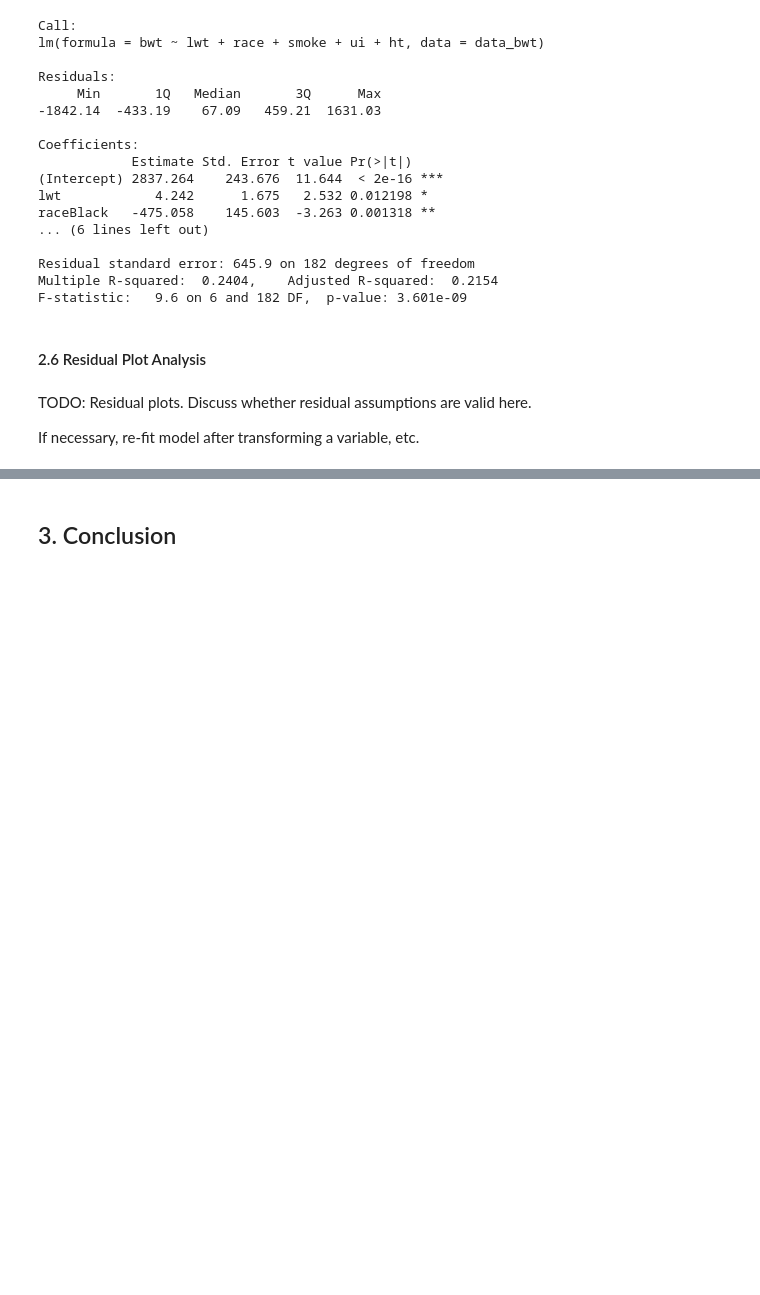
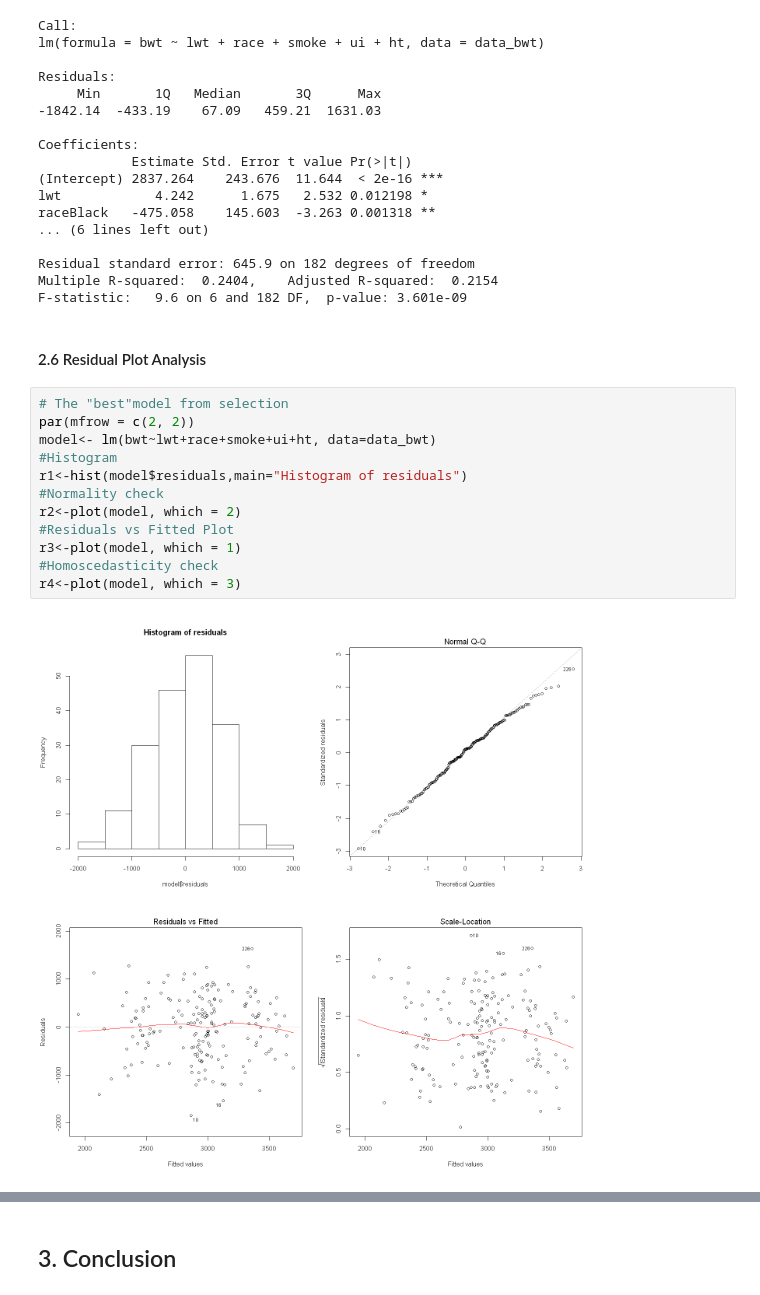
Before and after one commit to jerdavies/birthweight-modelling, a Jupyter notebook: Report-Birthweight.ipynb, the cells around one changed output, grey strips where cells are left out. Saved outputs shown, nothing was run; the diff lists cells and outputs as text; blank space fills up the shorter version.

Commit message:
Added residual, leverage, influence analysis; started conclusion

```diff
--- a/Report-Birthweight.ipynb
+++ b/Report-Birthweight.ipynb
@@ -305,7 +302,17 @@ Multiple R-squared:  0.2404,    Adjusted R-squared:  0.2154
 F-statistic:   9.6 on 6 and 182 DF,  p-value: 3.601e-09
 # %% [markdown]
 #### 2.6 Residual Plot Analysis
-# %% [markdown]
-TODO: Residual plots. Discuss whether residual assumptions are valid here.
-
-If necessary, re-fit model after transforming a variable, etc.
+# %%
+# The "best"model from selection
+par(mfrow = c(2, 2))
+model<- lm(bwt~lwt+race+smoke+ui+ht, data=data_bwt)
+#Histogram
+r1<-hist(model$residuals,main="Histogram of residuals")
+#Normality check
+r2<-plot(model, which = 2)
+#Residuals vs Fitted Plot
+r3<-plot(model, which = 1)
+#Homoscedasticity check
+r4<-plot(model, which = 3)
+# %% [output]
+[figure, added]
```
Also changed, not shown: parts of 11 cells of this notebook.
